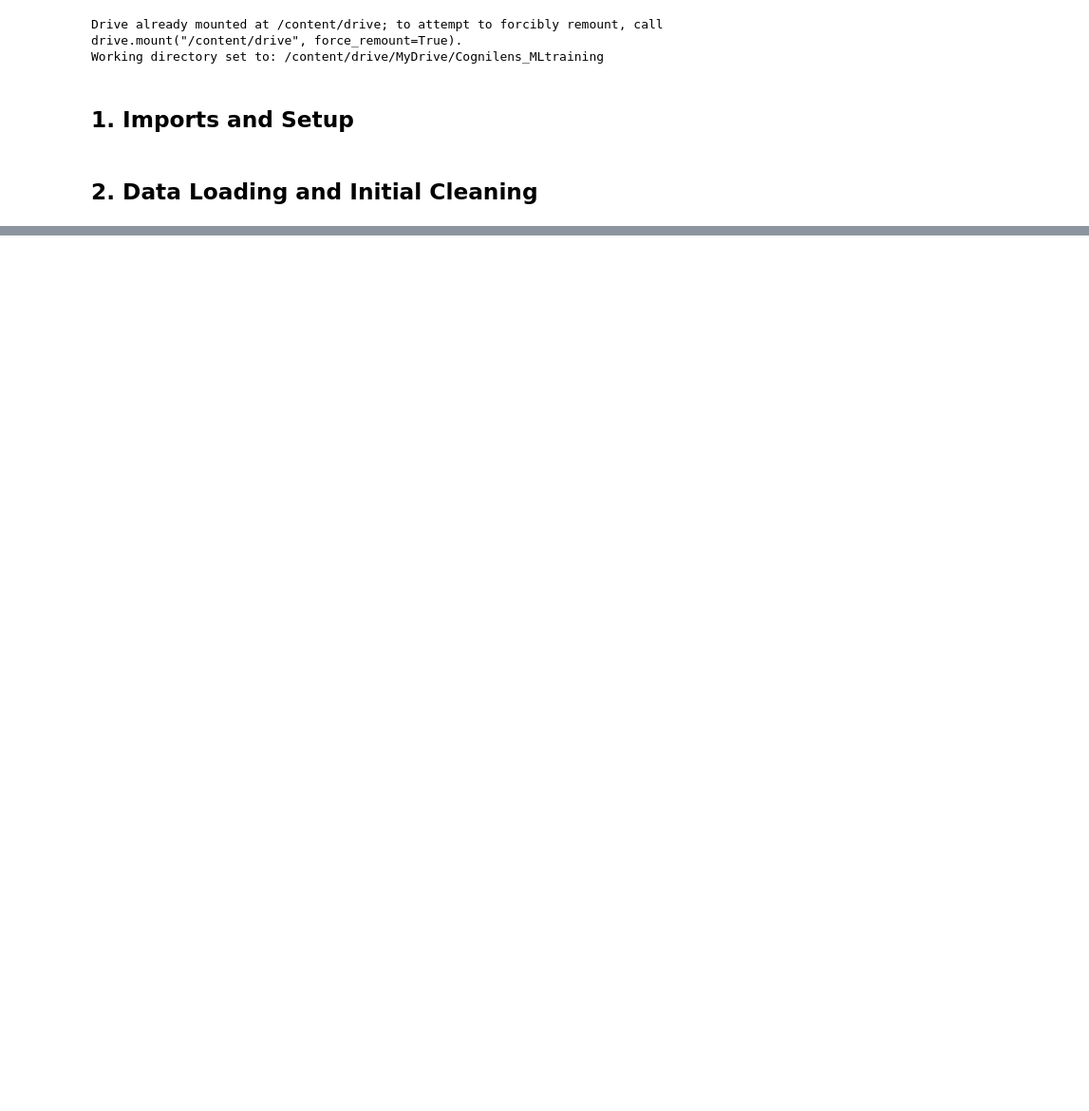
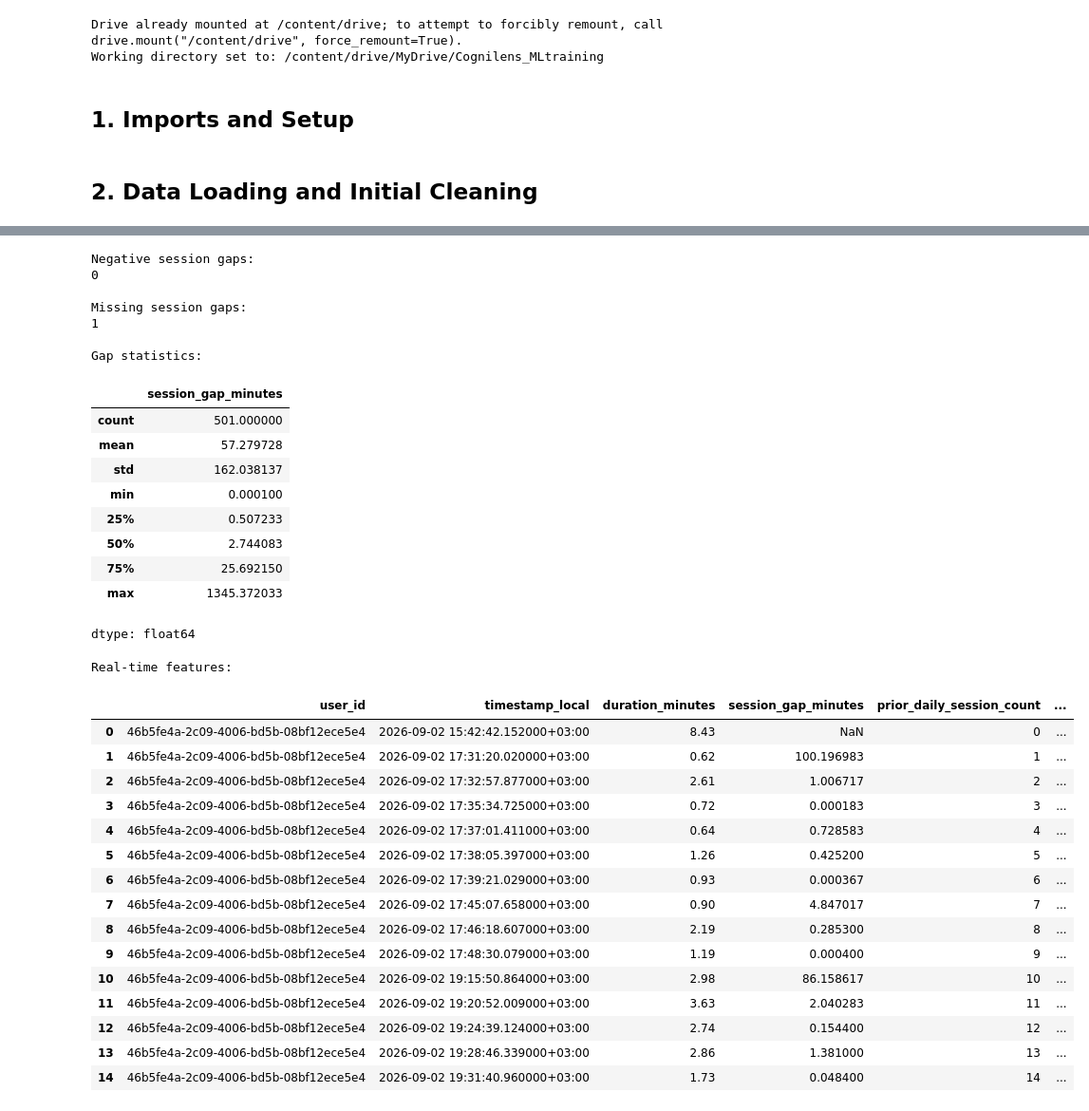
Before and after one commit to AmyMugeni/cognilens, a Jupyter notebook: Cognilens_ML_Pipeline.ipynb, the cells around one changed output, grey strips where cells are left out. Shown at 95% size. Drawn from its saved outputs; the diff is of its cells as text; code cells hidden in the pictures; blank space fills up the shorter version.

```diff
--- a/Cognilens_ML_Pipeline.ipynb
+++ b/Cognilens_ML_Pipeline.ipynb
@@ -204,0 +400,11 @@ NameError: name 'FloatTensorType' is not defined
+# %%
+df_student_activities["timestamp_utc"] = pd.to_datetime(
+    df_student_activities["session_start"],
+    unit="ms",
+    utc=True
+)
+
+df_student_activities["timestamp_local"] = (
+    df_student_activities["timestamp_utc"]
+    .dt.tz_convert("Africa/Nairobi")
+)
@@ -204,0 +657,68 @@ NameError: name 'FloatTensorType' is not defined
+# %%
+
+print("Negative session gaps:")
+print(
+    (df_features["session_gap_minutes"] < 0).sum()
+)
+
+print("\nMissing session gaps:")
+print(
+    df_features["session_gap_minutes"].isna().sum()
+)
+
+print("\nGap statistics:")
+display(
+    df_features["session_gap_minutes"].describe()
+)
+
+print("\nReal-time features:")
+display(
+    df_features[
+        [
+            "user_id",
+            "timestamp_local",
+            "duration_minutes",
+            "session_gap_minutes",
+            "prior_daily_session_count",
+            "prior_daily_usage_minutes",
+            "previous_median_duration",
+            "duration_baseline_deviation",
+            "duration_baseline_ratio"
+        ]
+    ].head(15)
+)
+# %% [output]
+Negative session gaps:
+0
+
+Missing session gaps:
+1
+
+Gap statistics:
+|  | session_gap_minutes |
+| count | 501.000000 |
+| mean | 57.279728 |
+| std | 162.038137 |
+| min | 0.000100 |
+| 25% | 0.507233 |
+| 50% | 2.744083 |
+| 75% | 25.692150 |
+| max | 1345.372033 |
+dtype: float64
+Real-time features:
+|  | user_id | timestamp_local | duration_minutes | session_gap_minutes | prior_daily_session_count | ... |
+| 0 | 46b5fe4a-2c09-4006-bd5b-08bf12ece5e4 | 2026-09-02 15:42:42.152000+03:00 | 8.43 | NaN | 0 | ... |
+| 1 | 46b5fe4a-2c09-4006-bd5b-08bf12ece5e4 | 2026-09-02 17:31:20.020000+03:00 | 0.62 | 100.196983 | 1 | ... |
+| 2 | 46b5fe4a-2c09-4006-bd5b-08bf12ece5e4 | 2026-09-02 17:32:57.877000+03:00 | 2.61 | 1.006717 | 2 | ... |
+| 3 | 46b5fe4a-2c09-4006-bd5b-08bf12ece5e4 | 2026-09-02 17:35:34.725000+03:00 | 0.72 | 0.000183 | 3 | ... |
+| 4 | 46b5fe4a-2c09-4006-bd5b-08bf12ece5e4 | 2026-09-02 17:37:01.411000+03:00 | 0.64 | 0.728583 | 4 | ... |
+| 5 | 46b5fe4a-2c09-4006-bd5b-08bf12ece5e4 | 2026-09-02 17:38:05.397000+03:00 | 1.26 | 0.425200 | 5 | ... |
+| 6 | 46b5fe4a-2c09-4006-bd5b-08bf12ece5e4 | 2026-09-02 17:39:21.029000+03:00 | 0.93 | 0.000367 | 6 | ... |
+| 7 | 46b5fe4a-2c09-4006-bd5b-08bf12ece5e4 | 2026-09-02 17:45:07.658000+03:00 | 0.90 | 4.847017 | 7 | ... |
+| 8 | 46b5fe4a-2c09-4006-bd5b-08bf12ece5e4 | 2026-09-02 17:46:18.607000+03:00 | 2.19 | 0.285300 | 8 | ... |
+| 9 | 46b5fe4a-2c09-4006-bd5b-08bf12ece5e4 | 2026-09-02 17:48:30.079000+03:00 | 1.19 | 0.000400 | 9 | ... |
+| 10 | 46b5fe4a-2c09-4006-bd5b-08bf12ece5e4 | 2026-09-02 19:15:50.864000+03:00 | 2.98 | 86.158617 | 10 | ... |
+| 11 | 46b5fe4a-2c09-4006-bd5b-08bf12ece5e4 | 2026-09-02 19:20:52.009000+03:00 | 3.63 | 2.040283 | 11 | ... |
+| 12 | 46b5fe4a-2c09-4006-bd5b-08bf12ece5e4 | 2026-09-02 19:24:39.124000+03:00 | 2.74 | 0.154400 | 12 | ... |
+| 13 | 46b5fe4a-2c09-4006-bd5b-08bf12ece5e4 | 2026-09-02 19:28:46.339000+03:00 | 2.86 | 1.381000 | 13 | ... |
+| 14 | 46b5fe4a-2c09-4006-bd5b-08bf12ece5e4 | 2026-09-02 19:31:40.960000+03:00 | 1.73 | 0.048400 | 14 | ... |
```
Also changed, not shown: parts of 83 cells of this notebook.
